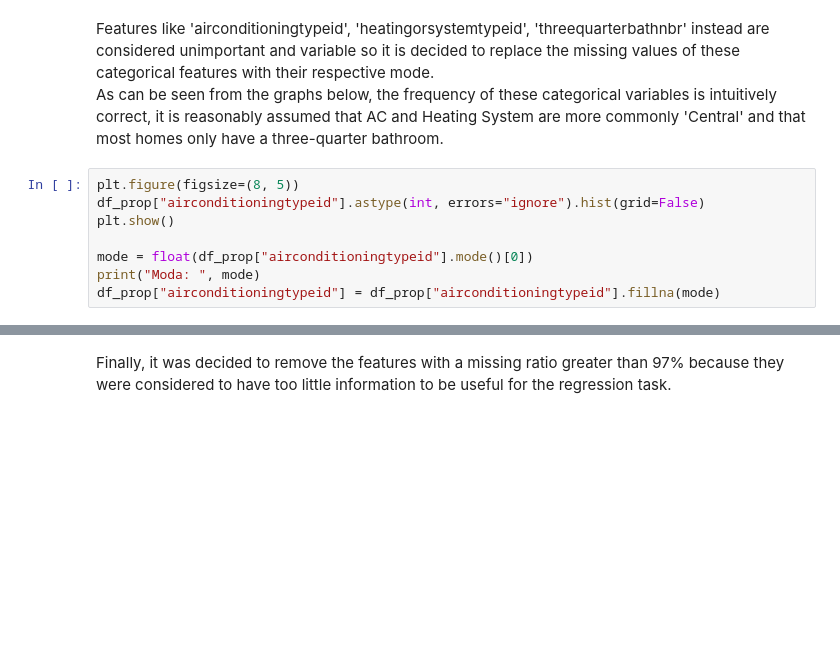
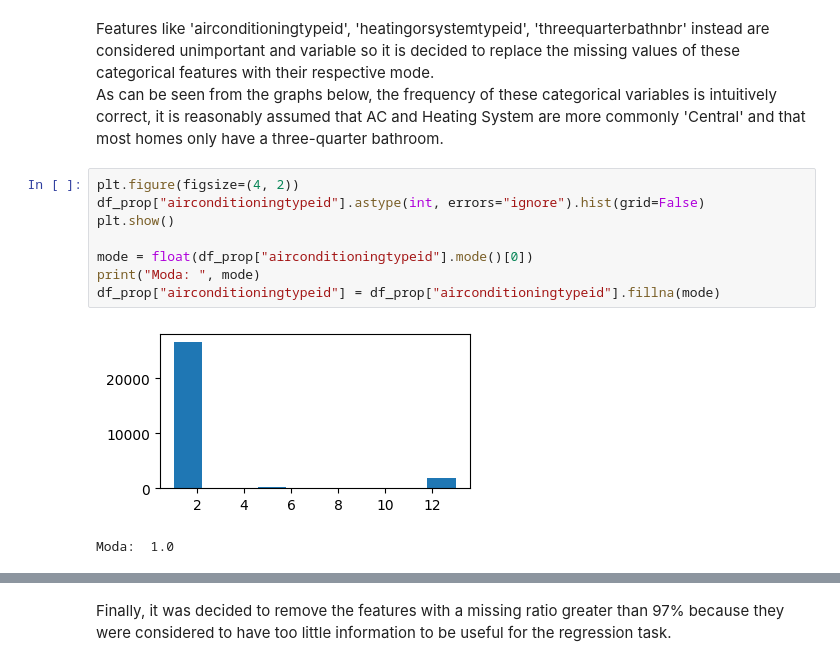
Before and after one commit to MrCosta57/zillow-prize-challenge, a Jupyter notebook: notebooks/analysis_en.ipynb, the cells around one changed output, grey strips where cells are left out. Saved outputs shown, nothing was run; the diff lists cells and outputs as text; blank space fills up the shorter version.

```diff
--- a/notebooks/analysis_en.ipynb
+++ b/notebooks/analysis_en.ipynb
@@ -273,10 +384,13 @@ Features like 'airconditioningtypeid', 'heatingorsystemtypeid', 'threequarterbat
 As can be seen from the graphs below, the frequency of these categorical variables is intuitively correct, it is reasonably assumed that AC and Heating System are more commonly 'Central' and that most homes only have a three-quarter bathroom.
 # %%
-plt.figure(figsize=(8, 5))
+plt.figure(figsize=(4, 2))
 df_prop["airconditioningtypeid"].astype(int, errors="ignore").hist(grid=False)
 plt.show()
 
 mode = float(df_prop["airconditioningtypeid"].mode()[0])
 print("Moda: ", mode)
 df_prop["airconditioningtypeid"] = df_prop["airconditioningtypeid"].fillna(mode)
+# %% [output]
+[figure, added]
+Moda:  1.0
 # %%
```
Also changed, not shown: parts of 107 cells of this notebook, 13 other files.
